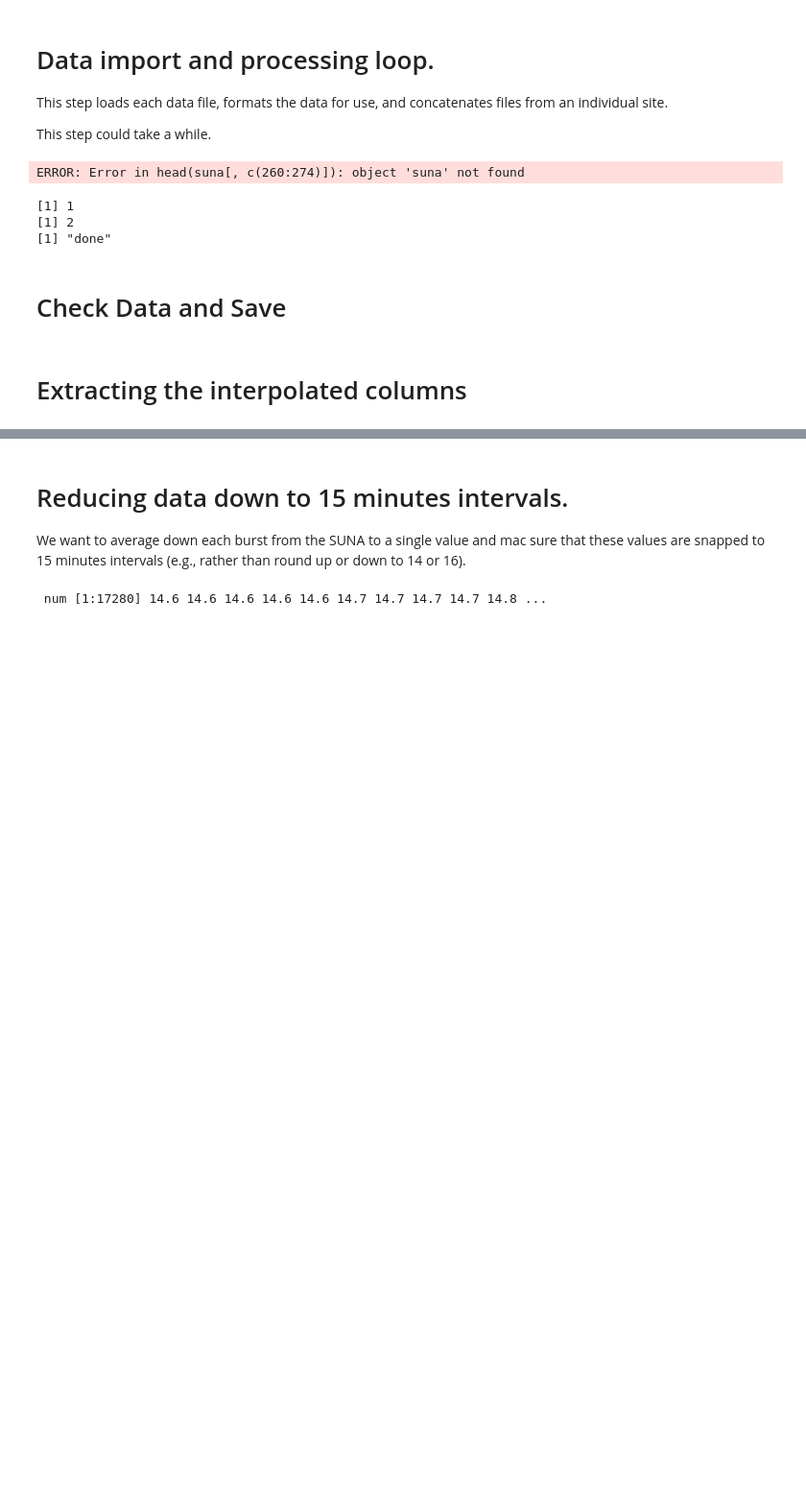
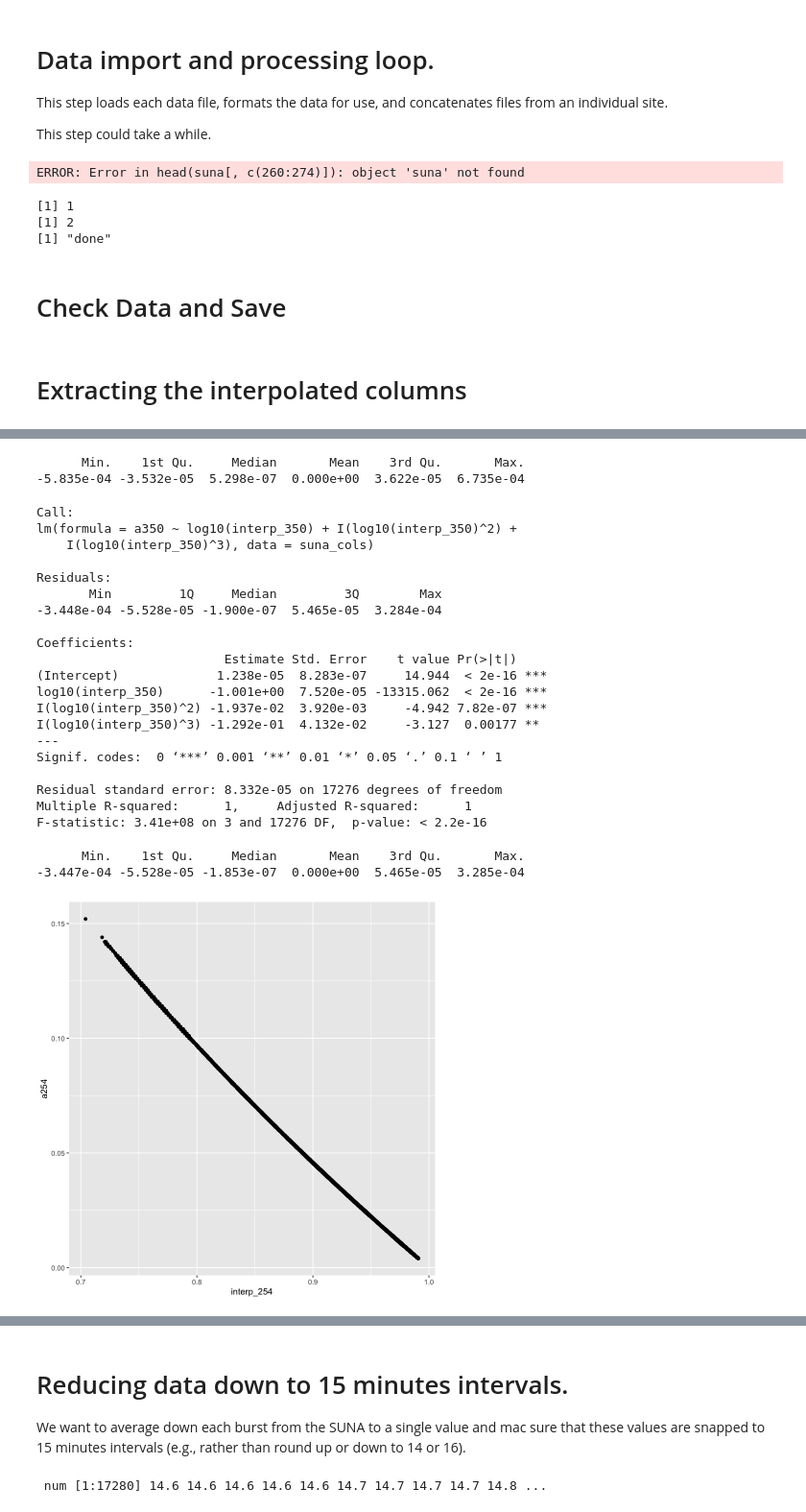
Before and after one commit to jakehosen/neon_suna, a Jupyter notebook: ipython/assembled_SUNA_MART.ipynb, the cells around one changed output, grey strips where cells are left out. Shown at 96% size. Cells and saved outputs as stored; diff of their text form; code cells hidden in the pictures; blank space fills up the shorter version.

Commit message:
processing updated lake data

```diff
--- a/ipython/assembled_SUNA_MART.ipynb
+++ b/ipython/assembled_SUNA_MART.ipynb
@@ -208,0 +187,9 @@ F-statistic: 6.351e+08 on 3 and 17276 DF,  p-value: < 2.2e-16
+# %%
+ggplot(suna_cols,aes(interp_254,a254))+geom_point()
+
+summary(a254_mod)
+summary(resid(a254_mod))
+
+summary(a350_mod)
+summary(resid(a350_mod))
+# %% [output]
@@ -209,3 +216,28 @@ F-statistic: 6.351e+08 on 3 and 17276 DF,  p-value: < 2.2e-16
+      Min.    1st Qu.     Median       Mean    3rd Qu.       Max.
+-5.835e-04 -3.532e-05  5.298e-07  0.000e+00  3.622e-05  6.735e-04
+Call:
+lm(formula = a350 ~ log10(interp_350) + I(log10(interp_350)^2) +
+    I(log10(interp_350)^3), data = suna_cols)
+
+Residuals:
+       Min         1Q     Median         3Q        Max
+-3.448e-04 -5.528e-05 -1.900e-07  5.465e-05  3.284e-04
+
+Coefficients:
+                         Estimate Std. Error    t value Pr(>|t|)
+(Intercept)             1.238e-05  8.283e-07     14.944  < 2e-16 ***
+log10(interp_350)      -1.001e+00  7.520e-05 -13315.062  < 2e-16 ***
+I(log10(interp_350)^2) -1.937e-02  3.920e-03     -4.942 7.82e-07 ***
+I(log10(interp_350)^3) -1.292e-01  4.132e-02     -3.127  0.00177 **
+---
+Signif. codes:  0 ‘***’ 0.001 ‘**’ 0.01 ‘*’ 0.05 ‘.’ 0.1 ‘ ’ 1
+
+Residual standard error: 8.332e-05 on 17276 degrees of freedom
+Multiple R-squared:      1,     Adjusted R-squared:      1
+F-statistic: 3.41e+08 on 3 and 17276 DF,  p-value: < 2.2e-16
+      Min.    1st Qu.     Median       Mean    3rd Qu.       Max.
+-3.447e-04 -5.528e-05 -1.853e-07  0.000e+00  5.465e-05  3.285e-04
+[figure, added]
 # %%
 
 #compiled_suna2[,c(cor_cols)]<-compiled_suna2[,c(cor_cols)] %>% mutate_if(is.character,as.numeric)
```
Also changed, not shown: parts of 13 cells of this notebook, 10 other files.
